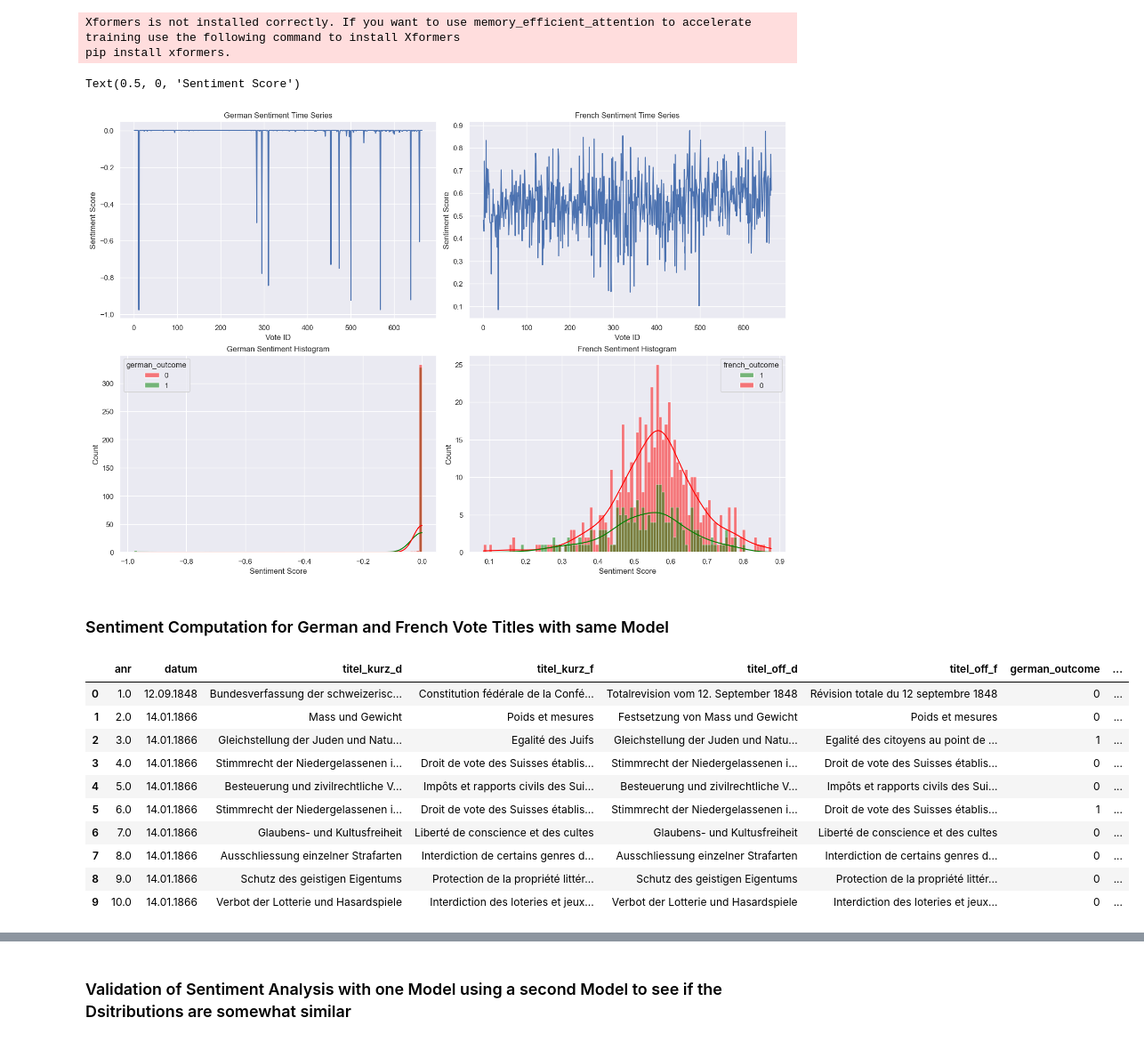
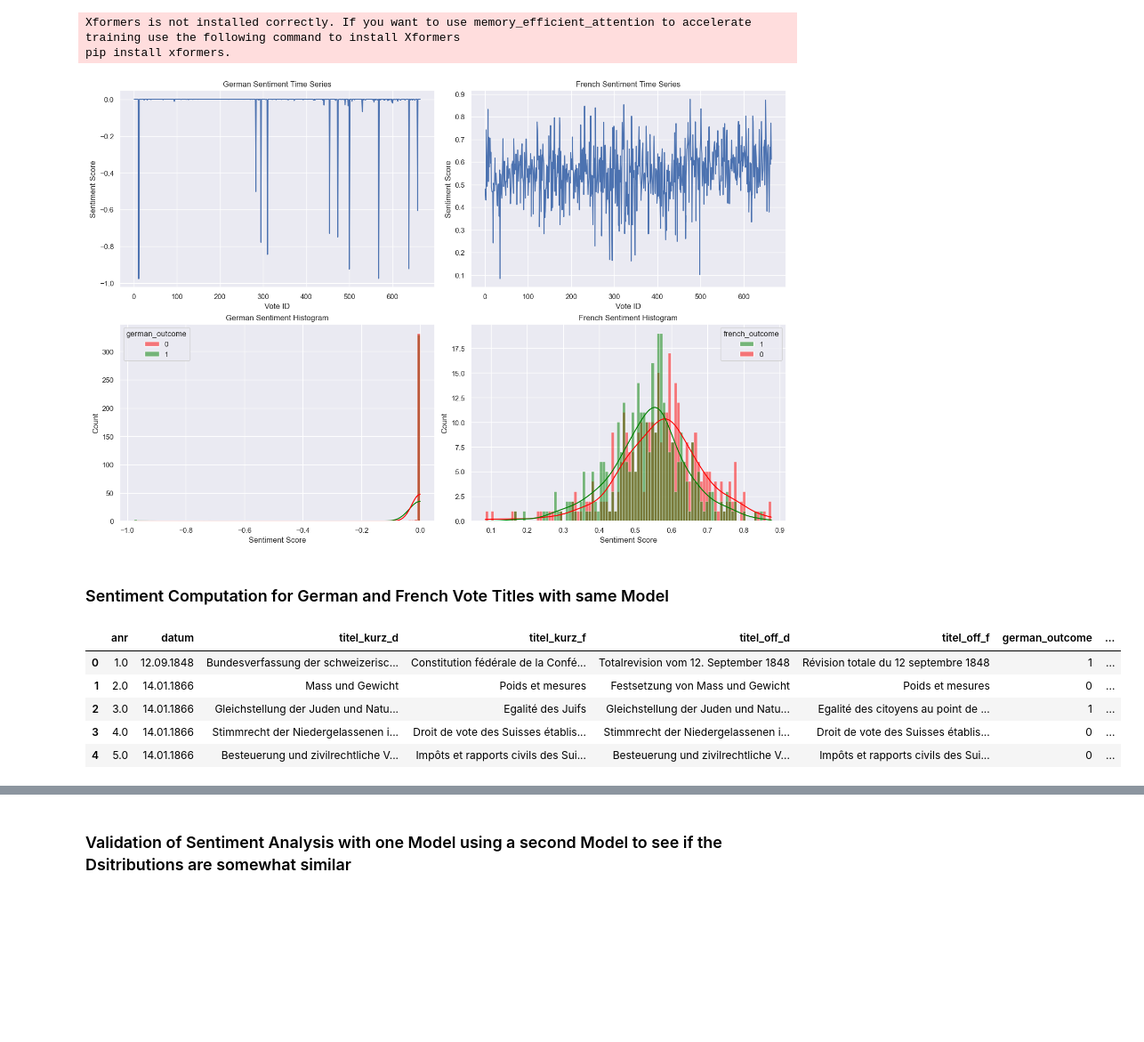
Before and after one commit to emilfunke/SwissVotingAnalysis, a Jupyter notebook: replication.ipynb, the cells around one changed output, grey strips where cells are left out. Shown at 89% size. Saved outputs shown, nothing was run; the diff lists cells and outputs as text; code cells hidden in the pictures; blank space fills up the shorter version.

```diff
--- a/replication.ipynb
+++ b/replication.ipynb
@@ -38,7 +37,7 @@ data
 # %%
 def get_german_outcome(row):
     #row = row.fillna(0)
-    row = row.replace('.', np.nan)
+    row = row.replace('.', 0)
     yes = sum(row[['sh-ja', 'tg-ja', 'lu-ja', 'sz-ja', 'zh-ja', 'be-ja', 'gr-ja', 'gl-ja', 'so-ja', 'ag-ja', 'bl-ja', 'bs-ja', 'ow-ja', 'nw-ja', 'sg-ja', 'ur-ja']])
     no = sum(row[['sh-nein', 'tg-nein', 'lu-nein', 'sz-nein', 'zh-nein', 'be-nein', 'gr-nein', 'gl-nein', 'so-nein', 'ag-nein', 'bl-nein', 'bs-nein', 'ow-nein', 'nw-nein', 'sg-nein', 'ur-nein']])
     if yes == 0 or no == 0:
@@ -52,10 +51,10 @@ def get_german_outcome(row):
 def get_fr_outcome(row):
     #substitute . with 0 and np.nan with 0 in order to be able to sum
     #row = row.fillna(0)
-    row = row.replace('.', np.nan)
+    row = row.replace('.', 0)
     yes = sum(row[['fr-ja', 'ge-ja', 'vs-ja', 'vd-ja', 'ne-ja', 'ju-ja']])
     no = sum(row[['fr-nein', 'ge-nein', 'vs-nein', 'vd-nein', 'ne-nein', 'ju-nein']])
-    if yes == 0 or no == 0:
+    if (yes == 0) | (no == 0) | (yes == np.nan) | (no == np.nan):
         return int((sum(row[['fr-annahme', 'ge-annahme', 'vs-annahme', 'vd-annahme', 'ne-annahme', 'ju-annahme']])/6) > 0.5), yes , no
     if yes > no:
         return 1, yes, no
@@ -243,10 +250,9 @@ sns.histplot(data=text_data, x='sentiment_fr', bins=100, ax=axs[1][1], hue='fren
 axs[1][1].set_title('French Sentiment Histogram')
 axs[1][1].set_xlabel('Sentiment Score')
 #axs[1][1].set_ylabel('Count')
-#plt.savefig('./figures/sentiment_seperate.pdf', format='pdf', bbox_inches='tight')
+plt.savefig('./figures/sentiment_seperate.pdf', format='pdf', bbox_inches='tight')
 # %% [output]
-Text(0.5, 0, 'Sentiment Score')
-[figure, old version]
+[figure, new version]
 # %% [markdown]
 ### Sentiment Computation for German and French Vote Titles with same Model
 # %%
@@ -264,19 +270,14 @@ text_data['sentiment_fr_bert_label'] = text_data['titel_off_f'].progress_apply(g
 text_data['sentiment_d_bert_score'] = text_data['titel_off_d'].progress_apply(get_bert_score)
 text_data['sentiment_fr_bert_score'] = text_data['titel_off_f'].progress_apply(get_bert_score)
 # %%
-text_data.head(10)
+text_data.head()
 # %% [output]
 |  | anr | datum | titel_kurz_d | titel_kurz_f | titel_off_d | titel_off_f | german_outcome | ... |
-| 0 | 1.0 | 12.09.1848 | Bundesverfassung der schweizerisc... | Constitution fédérale de la Confé... | Totalrevision vom 12. September 1848 | Révision totale du 12 septembre 1848 | 0 | ... |
+| 0 | 1.0 | 12.09.1848 | Bundesverfassung der schweizerisc... | Constitution fédérale de la Confé... | Totalrevision vom 12. September 1848 | Révision totale du 12 septembre 1848 | 1 | ... |
 | 1 | 2.0 | 14.01.1866 | Mass und Gewicht | Poids et mesures | Festsetzung von Mass und Gewicht | Poids et mesures | 0 | ... |
 | 2 | 3.0 | 14.01.1866 | Gleichstellung der Juden und Natu... | Egalité des Juifs | Gleichstellung der Juden und Natu... | Egalité des citoyens au point de ... | 1 | ... |
 | 3 | 4.0 | 14.01.1866 | Stimmrecht der Niedergelassenen i... | Droit de vote des Suisses établis... | Stimmrecht der Niedergelassenen i... | Droit de vote des Suisses établis... | 0 | ... |
 | 4 | 5.0 | 14.01.1866 | Besteuerung und zivilrechtliche V... | Impôts et rapports civils des Sui... | Besteuerung und zivilrechtliche V... | Impôts et rapports civils des Sui... | 0 | ... |
-| 5 | 6.0 | 14.01.1866 | Stimmrecht der Niedergelassenen i... | Droit de vote des Suisses établis... | Stimmrecht der Niedergelassenen i... | Droit de vote des Suisses établis... | 1 | ... |
-| 6 | 7.0 | 14.01.1866 | Glaubens- und Kultusfreiheit | Liberté de conscience et des cultes | Glaubens- und Kultusfreiheit | Liberté de conscience et des cultes | 0 | ... |
-| 7 | 8.0 | 14.01.1866 | Ausschliessung einzelner Strafarten | Interdiction de certains genres d... | Ausschliessung einzelner Strafarten | Interdiction de certains genres d... | 0 | ... |
-| 8 | 9.0 | 14.01.1866 | Schutz des geistigen Eigentums | Protection de la propriété littér... | Schutz des geistigen Eigentums | Protection de la propriété littér... | 0 | ... |
-| 9 | 10.0 | 14.01.1866 | Verbot der Lotterie und Hasardspiele | Interdiction des loteries et jeux... | Verbot der Lotterie und Hasardspiele | Interdiction des loteries et jeux... | 0 | ... |
 # %%
 column1_counts = text_data['sentiment_d_bert_label'].value_counts()
 column2_counts = text_data['sentiment_fr_bert_label'].value_counts()
```
Also changed, not shown: parts of 9 cells of this notebook, 8 other files.
